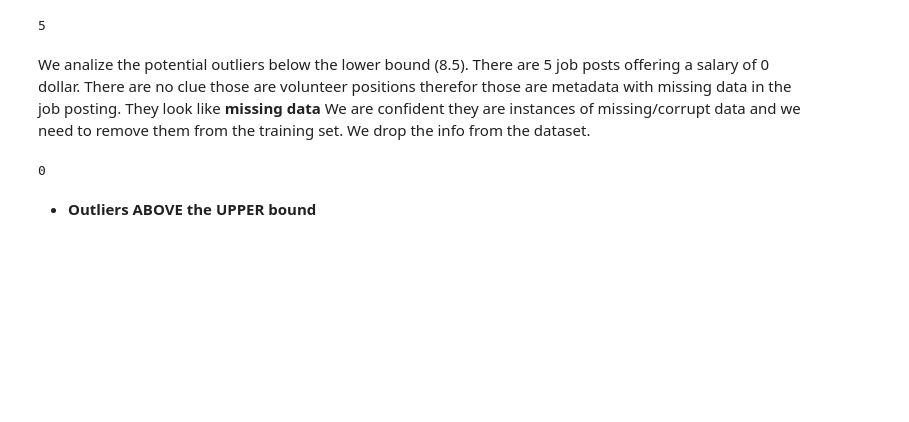
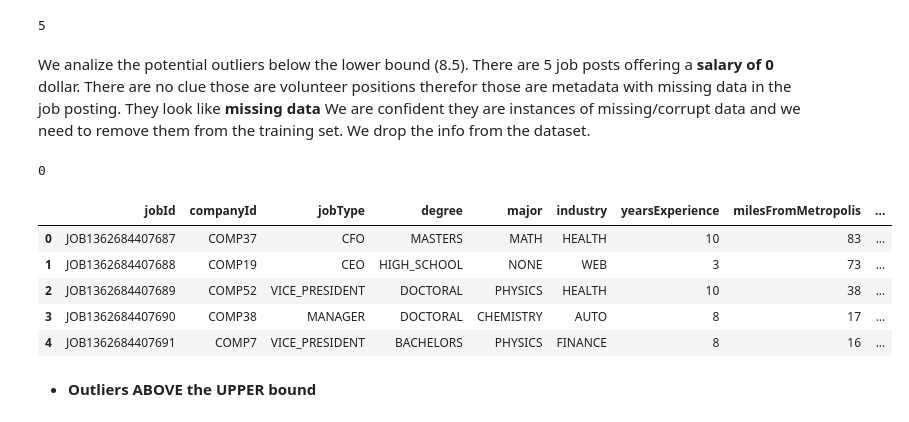
Before and after one commit to gaialeli/salarypredictionportfolio, a Jupyter notebook: Salary Prediction.ipynb, the cells around one changed output. Saved outputs shown, nothing was run; the diff lists cells and outputs as text; code cells hidden in the pictures; blank space fills up the shorter version.

```diff
--- a/Salary Prediction.ipynb
+++ b/Salary Prediction.ipynb
@@ -312,7 +313,7 @@ len(train_df[train_df.salary < 8.5])
 # %% [output]
 5
 # %% [markdown]
-We analize the potential outliers below the lower bound (8.5). There are 5 job posts offering a salary of 0 dollar. There are no clue those are volunteer positions therefor those are metadata with missing data in the job posting. They look like **missing data**  We are confident they are instances of missing/corrupt data and we need to remove them from the training set. We drop the info from the dataset.
+We analize the potential outliers below the lower bound (8.5). There are 5 job posts offering a **salary of 0** dollar. There are no clue those are volunteer positions therefor those are metadata with missing data in the job posting. They look like **missing data**  We are confident they are instances of missing/corrupt data and we need to remove them from the training set. We drop the info from the dataset.
 # %%
 #remove outliers < 8.5 from the training set
 train_df = train_df[train_df.salary > 8.5]
@@ -321,6 +322,15 @@ train_df = train_df[train_df.salary > 8.5]
 len(train_df[train_df.salary < 8.5])
 # %% [output]
 0
+# %%
+train_df.head()
+# %% [output]
+|  | jobId | companyId | jobType | degree | major | industry | yearsExperience | milesFromMetropolis | ... |
+| 0 | JOB1362684407687 | COMP37 | CFO | MASTERS | MATH | HEALTH | 10 | 83 | ... |
+| 1 | JOB1362684407688 | COMP19 | CEO | HIGH_SCHOOL | NONE | WEB | 3 | 73 | ... |
+| 2 | JOB1362684407689 | COMP52 | VICE_PRESIDENT | DOCTORAL | PHYSICS | HEALTH | 10 | 38 | ... |
+| 3 | JOB1362684407690 | COMP38 | MANAGER | DOCTORAL | CHEMISTRY | AUTO | 8 | 17 | ... |
+| 4 | JOB1362684407691 | COMP7 | VICE_PRESIDENT | BACHELORS | PHYSICS | FINANCE | 8 | 16 | ... |
 # %% [markdown]
 * **Outliers ABOVE the UPPER bound**
 # %%
```
Also changed, not shown: parts of 26 cells of this notebook.
